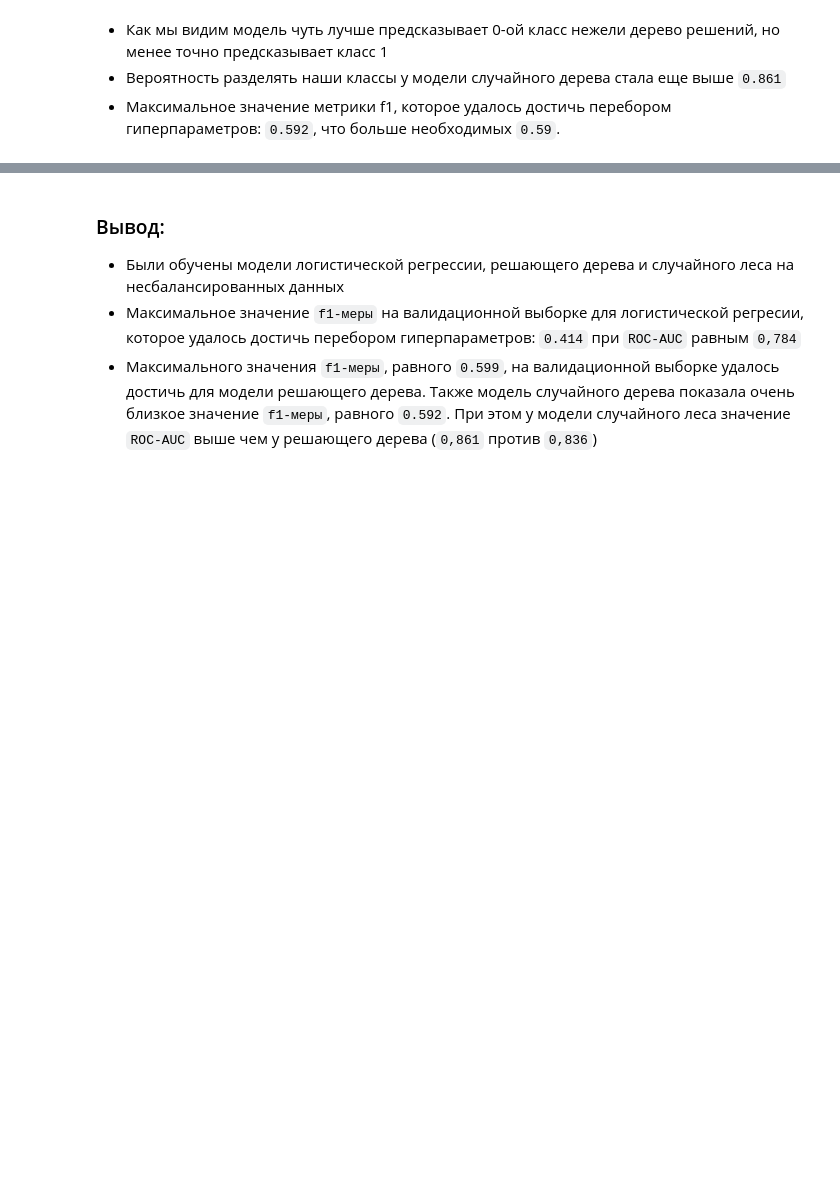
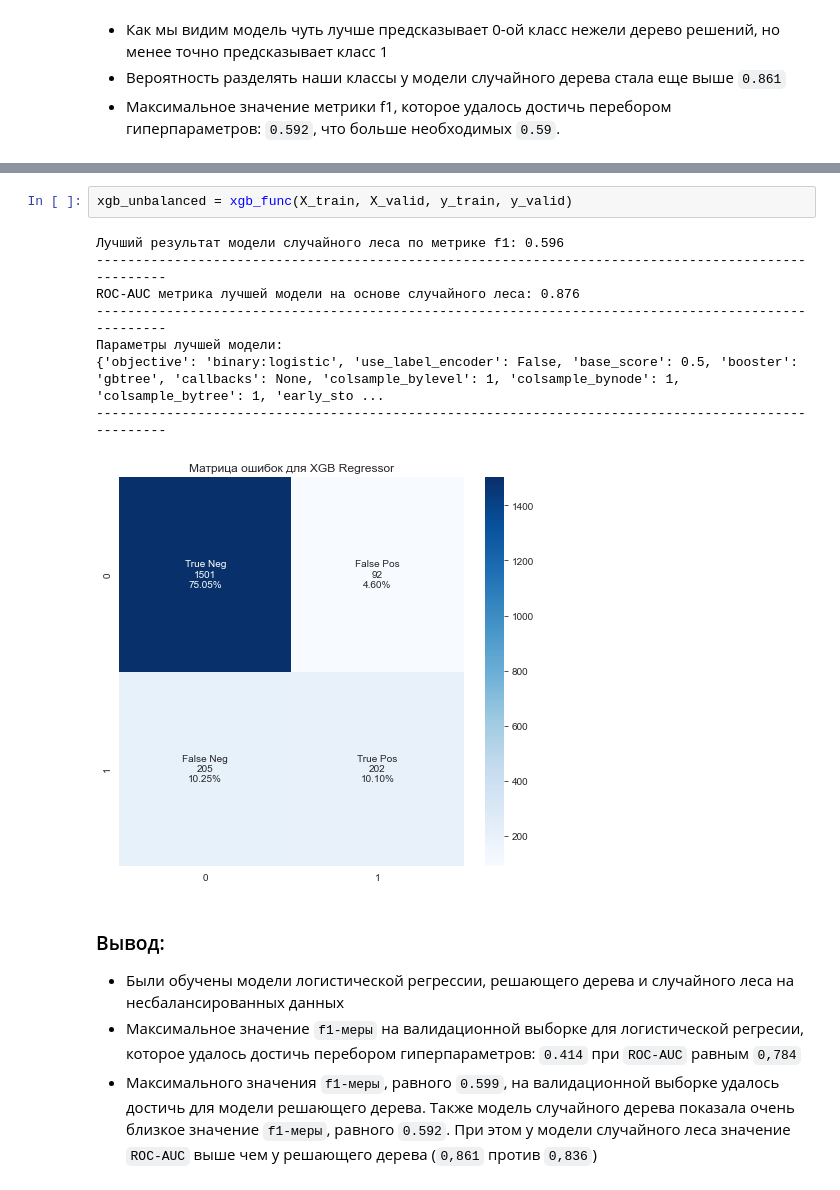
Before and after one commit to tery87/ya_praktikum_supervised_learning, a Jupyter notebook: Supervised_learning.ipynb, the cells around one changed output, grey strips where cells are left out. Cells and saved outputs as stored; diff of their text form; blank space fills up the shorter version.

```diff
--- a/Supervised_learning.ipynb
+++ b/Supervised_learning.ipynb
@@ -612,3 +664,14 @@ ROC-AUC метрика лучшей модели на основе случай
+# %%
+xgb_unbalanced = xgb_func(X_train, X_valid, y_train, y_valid)
+# %% [output]
+Лучший результат модели случайного леса по метрике f1: 0.596
+----------------------------------------------------------------------------------------------------
+ROC-AUC метрика лучшей модели на основе случайного леса: 0.876
+----------------------------------------------------------------------------------------------------
+Параметры лучшей модели:
+{'objective': 'binary:logistic', 'use_label_encoder': False, 'base_score': 0.5, 'booster': 'gbtree', 'callbacks': None, 'colsample_bylevel': 1, 'colsample_bynode': 1, 'colsample_bytree': 1, 'early_sto ...
+----------------------------------------------------------------------------------------------------
+[figure, added]
 # %% [markdown]
 ### Вывод:
 
```
Also changed, not shown: parts of 13 cells of this notebook.
